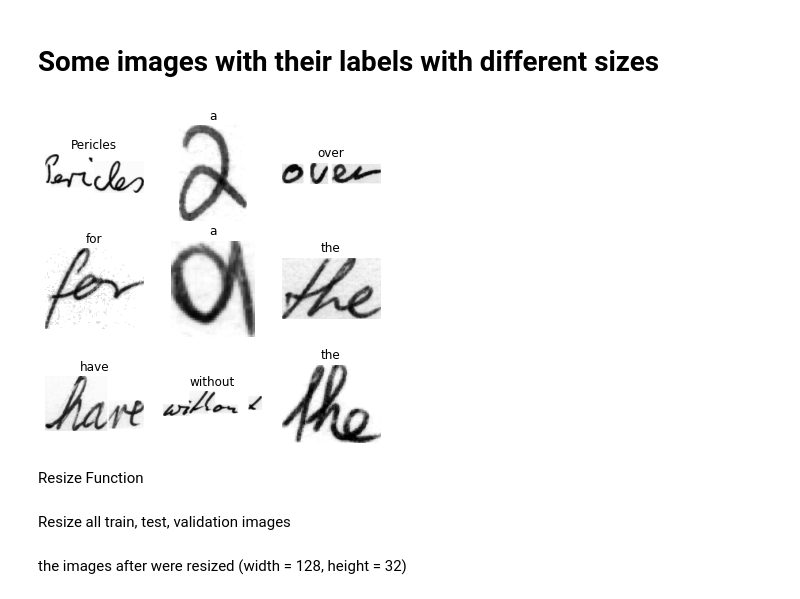
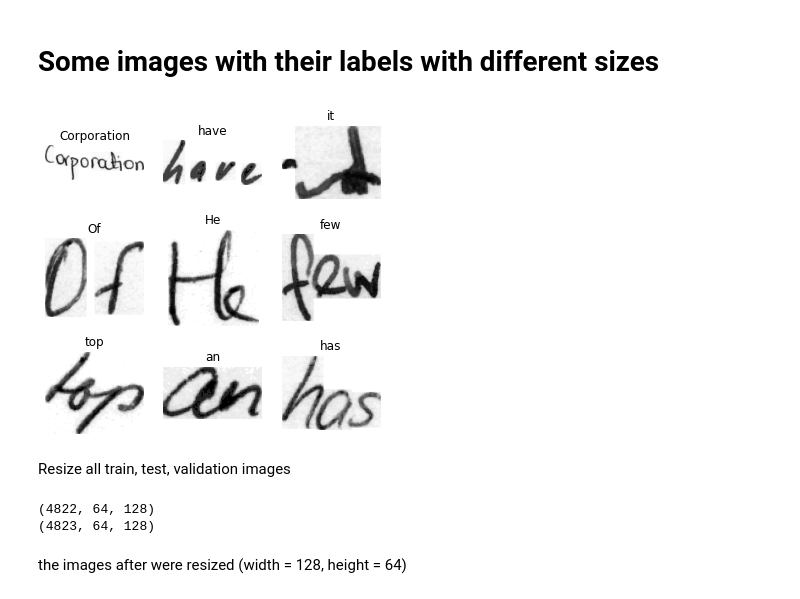
Before and after one commit to iyadmak/HTR, a Jupyter notebook: src/Model.ipynb, the cells around one changed output. Drawn from its saved outputs; the diff is of its cells as text; code cells hidden in the pictures.

```diff
--- a/src/Model.ipynb
+++ b/src/Model.ipynb
@@ -25,16 +9,25 @@ validation_CleanedLabels = ExtractData('validation_CleanedLabels')
+# %%
+from importlib import reload
+import FunctionsFile as f
+reload(f)
+from FunctionsFile import *
+
+train_img_paths,train_CleanedLabels,test_img_paths,test_CleanedLabels,validation_img_paths,validation_CleanedLabels,train_characters,train_max_len = ExtractData(
+    'train_img_paths','train_CleanedLabels',
+    'test_img_paths','test_CleanedLabels',
+    'validation_img_paths','validation_CleanedLabels',
+    'train_characters','train_max_len')
 # %% [markdown]
 # Some images with their labels with different sizes
 # %%
 plt.figure(figsize=(6,6))
 
 for i in range(9) :
-    img = Image.open(train_img_paths[i])
+    img = Image.open(test_img_paths[i])
     plt.subplot(3,3,i+1)
     plt.axis('off')
-    plt.title(train_CleanedLabels[i])
+    plt.title(test_CleanedLabels[i])
     #img = img.resize((128,32))
     plt.imshow(img,cmap='gray')
 # %% [output]
-[figure, old version]
+[figure, new version]
-# %% [markdown]
-Resize Function
@@ -51,16 +34,19 @@ def resizeImages(images, img_size : tuple):
 # %% [markdown]
 Resize all train, test, validation images
 # %%
-size = (128,32)
+size = (128,64)
 #Resized_train_img = resizeImages(train_img_paths,size)
 Resized_test_img = resizeImages(test_img_paths,size)
-#Resized_validation_img = resizeImages(validation_img_paths,size)
+Resized_validation_img = resizeImages(validation_img_paths,size)
 
 #print(Resized_train_img.shape)
-#print(Resized_test_img)
-#print(Resized_validation_img.shape)
+print(Resized_test_img.shape)
+print(Resized_validation_img.shape)
+# %% [output]
+(4822, 64, 128)
+(4823, 64, 128)
 # %% [markdown]
-the images after were resized (width = 128, height = 32)
+the images after were resized (width = 128, height = 64)
 # %%
 plt.figure(figsize=(6,6))
 
```
Also changed, not shown: parts of 7 cells of this notebook, 3 other files.
